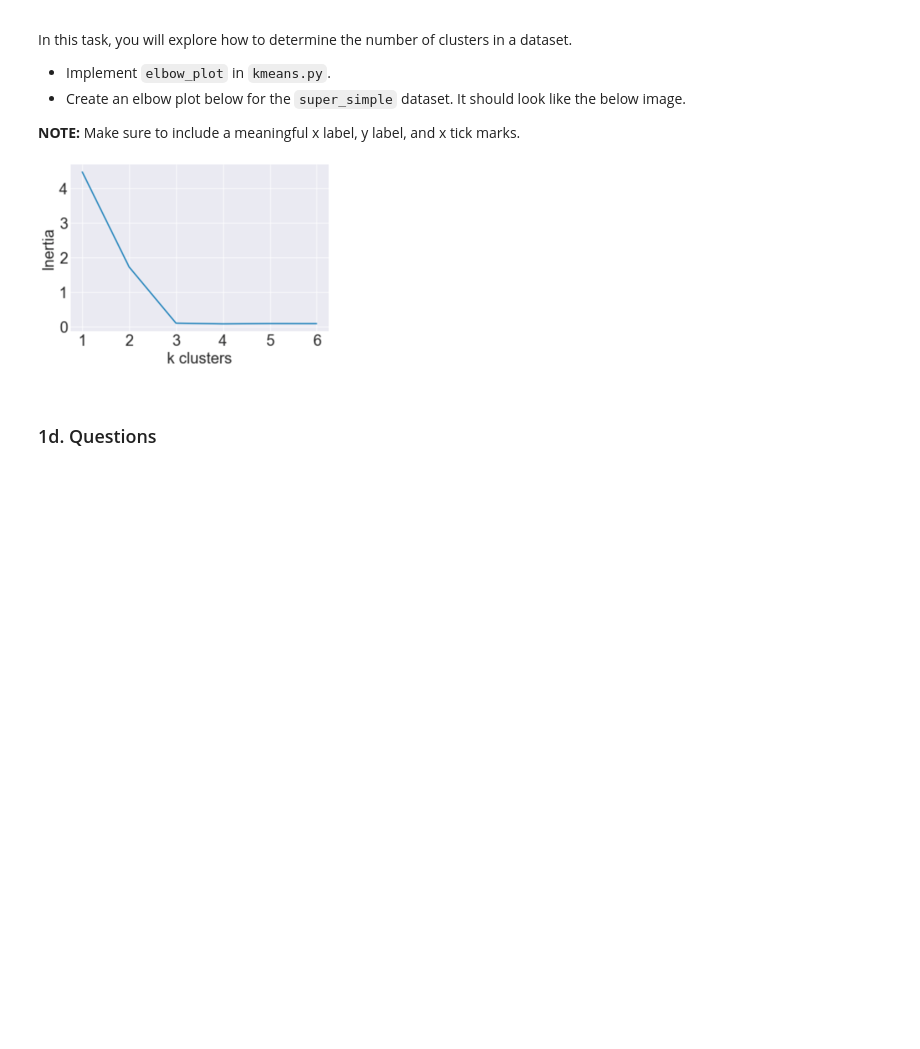
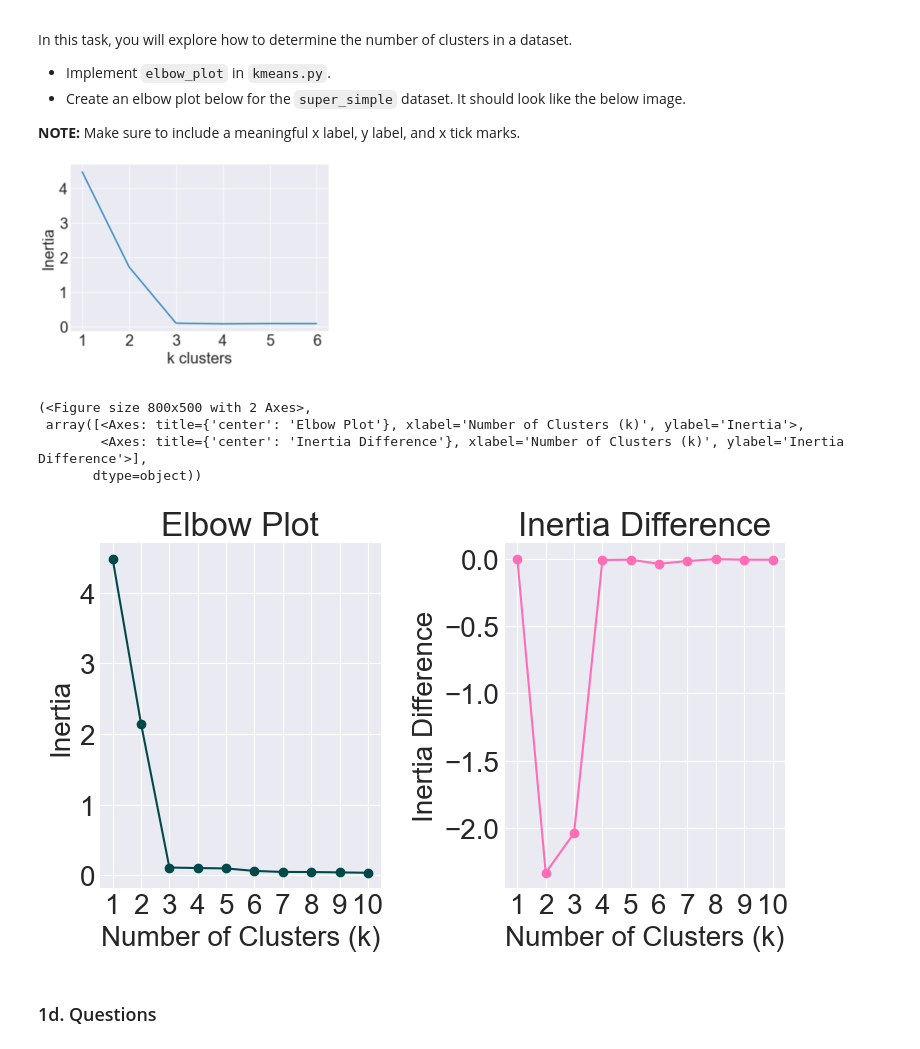
Before and after one commit to schiffinor/dataVisualization, a Jupyter notebook: Project5/kmeans.ipynb, the cells around one changed output. Cells and saved outputs as stored; diff of their text form; code cells hidden in the pictures; blank space fills up the shorter version.

```diff
--- a/Project5/kmeans.ipynb
+++ b/Project5/kmeans.ipynb
@@ -181,6 +274,15 @@ In this task, you will explore how to determine the number of clusters in a data
 **NOTE:** Make sure to include a meaningful x label, y label, and x tick marks.
 
 ![elbow_sm.png](attachment:elbow_sm.png)
+# %%
+# Elbow plot for the super_simple dataset
+cluster.elbow_plot(10)
+# %% [output]
+(<Figure size 800x500 with 2 Axes>,
+ array([<Axes: title={'center': 'Elbow Plot'}, xlabel='Number of Clusters (k)', ylabel='Inertia'>,
+        <Axes: title={'center': 'Inertia Difference'}, xlabel='Number of Clusters (k)', ylabel='Inertia Difference'>],
+       dtype=object))
+[figure, added]
 # %% [markdown]
 ### 1d. Questions
 # %% [markdown]
```
Also changed, not shown: parts of 25 cells of this notebook, 14 other files.
